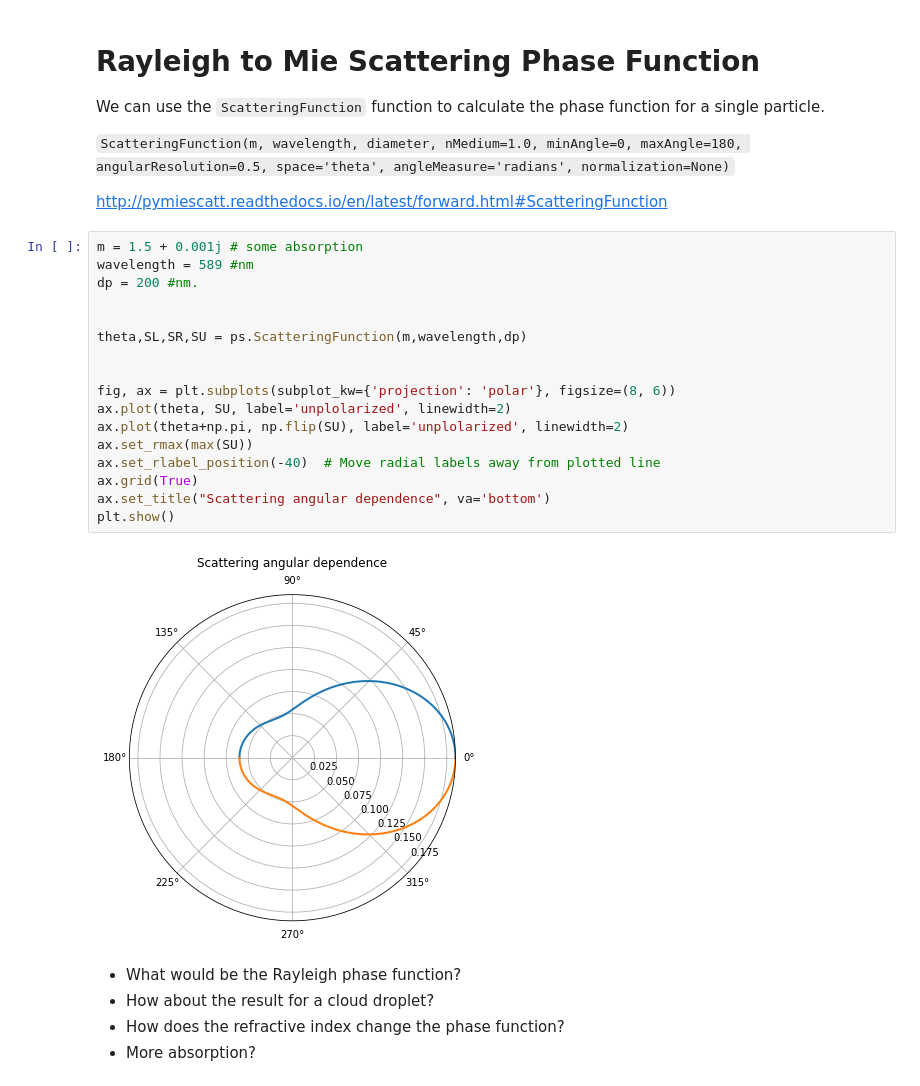
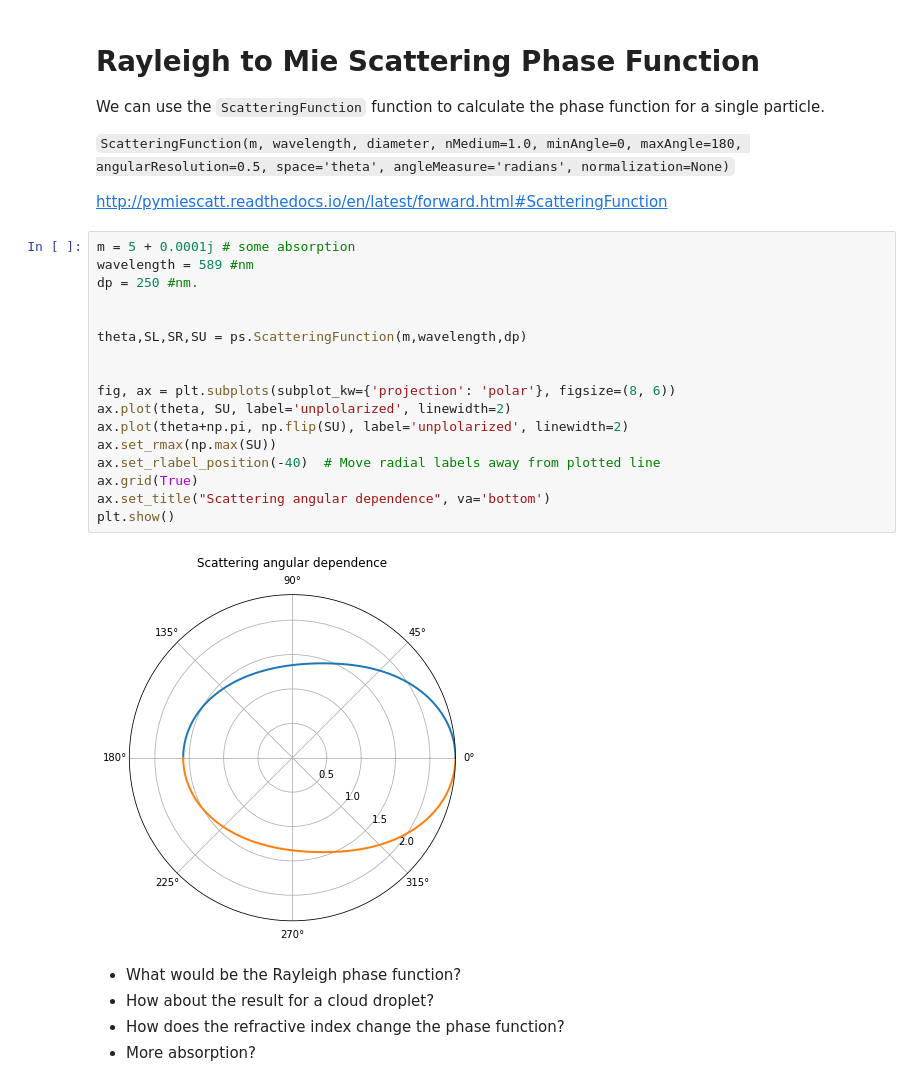
Before and after one commit to Gorkowski/Atmospheric_Science_Class, a Jupyter notebook: Classes/Part2/Lec_Mie.ipynb, the cells around one changed output. Saved outputs shown, nothing was run; the diff lists cells and outputs as text.

```diff
--- a/Classes/Part2/Lec_Mie.ipynb
+++ b/Classes/Part2/Lec_Mie.ipynb
@@ -554,24 +555,24 @@ We can use the `ScatteringFunction` function to calculate the phase function for
 
 http://pymiescatt.readthedocs.io/en/latest/forward.html#ScatteringFunction
 # %%
-m = 1.5 + 0.001j # some absorption
+m = 5 + 0.0001j # some absorption
 wavelength = 589 #nm
-dp = 200 #nm.
+dp = 250 #nm.
 
 
 theta,SL,SR,SU = ps.ScatteringFunction(m,wavelength,dp)
 
 
 fig, ax = plt.subplots(subplot_kw={'projection': 'polar'}, figsize=(8, 6))
 ax.plot(theta, SU, label='unplolarized', linewidth=2)
 ax.plot(theta+np.pi, np.flip(SU), label='unplolarized', linewidth=2)
-ax.set_rmax(max(SU))
+ax.set_rmax(np.max(SU))
 ax.set_rlabel_position(-40)  # Move radial labels away from plotted line
 ax.grid(True)
 ax.set_title("Scattering angular dependence", va='bottom')
 plt.show()
 # %% [output]
-[figure, old version]
+[figure, new version]
 # %% [markdown]
 * What would be the Rayleigh phase function?
 * How about the result for a cloud droplet?
```
Also changed, not shown: parts of 12 cells of this notebook, 1 other file.
